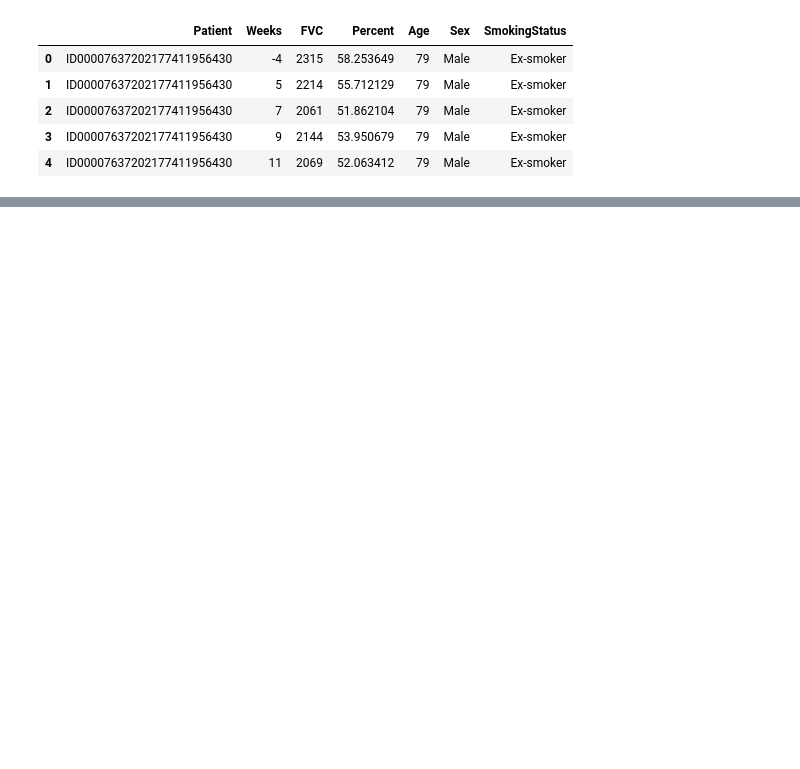
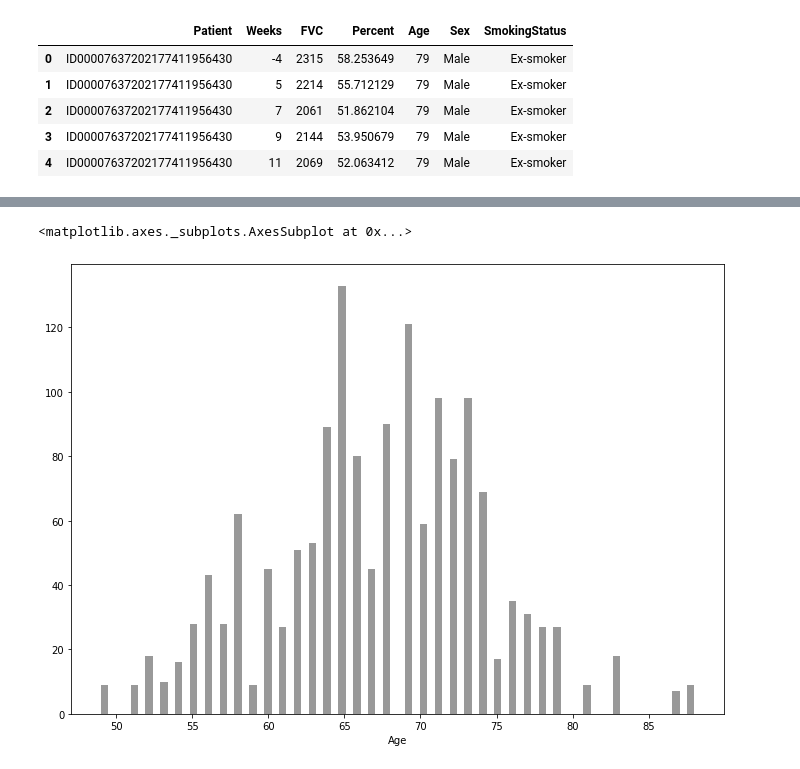
Before and after one commit to tkrsh/LungFunctionDecline, a Jupyter notebook: EDA.ipynb, the cells around one changed output, grey strips where cells are left out. Saved outputs shown, nothing was run; the diff lists cells and outputs as text; code cells hidden in the pictures; blank space fills up the shorter version.

```diff
--- a/EDA.ipynb
+++ b/EDA.ipynb
@@ -21,0 +107,7 @@ number_of_patients=len(df.Patient.unique())
+# %%
+fig, ax = plt.subplots()
+fig.set_size_inches(11.7, 8.27)
+sns.distplot(df.Age,kde=False,bins=80,color="k")
+# %% [output]
+<matplotlib.axes._subplots.AxesSubplot at 0x...>
+[figure, added]
```
Also changed, not shown: parts of 30 cells of this notebook, 7 other files.
